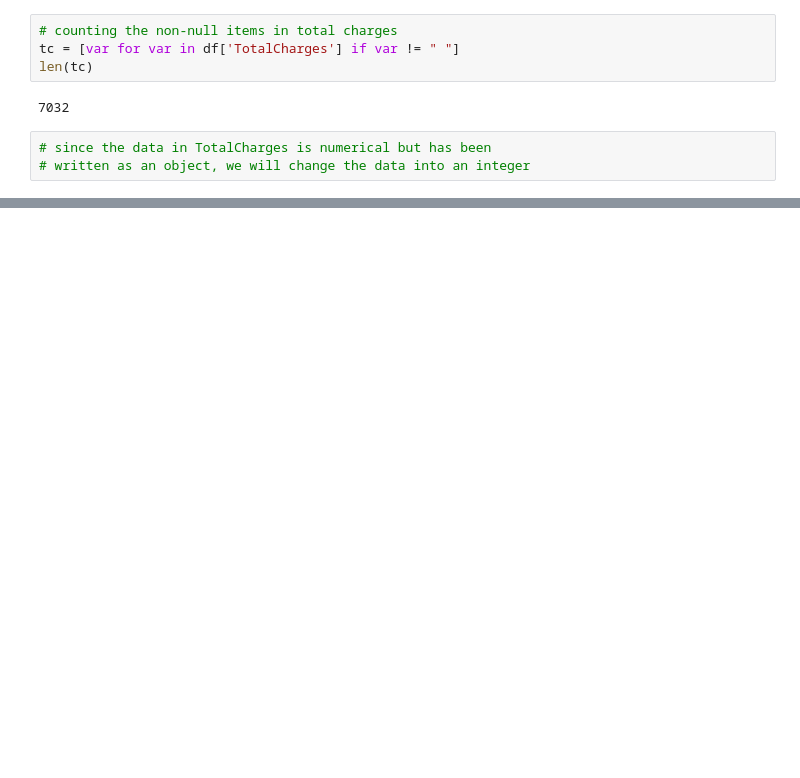
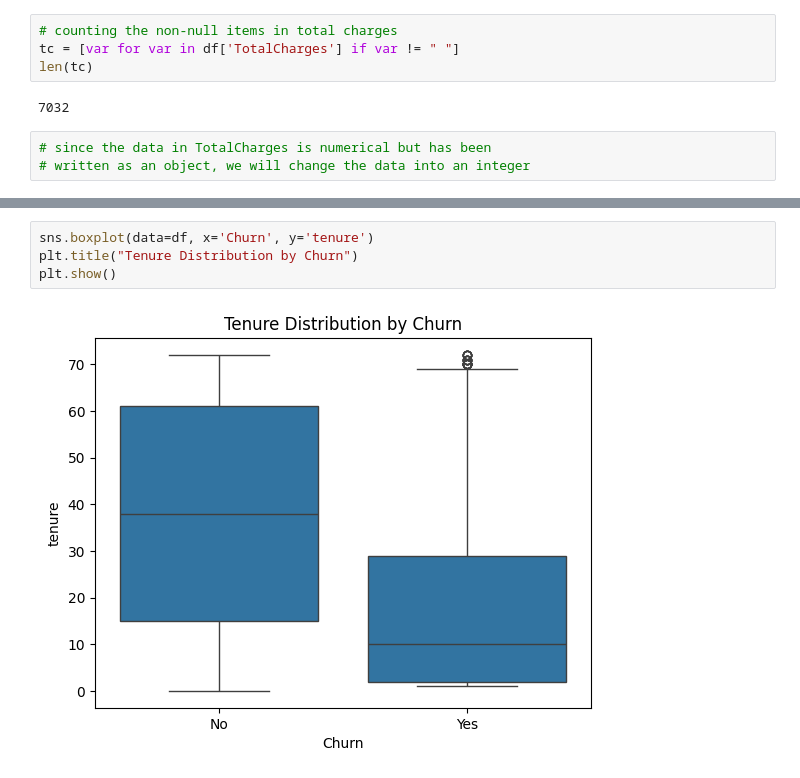
Before and after one commit to Deb-bie/customer-churn-prediction, a Jupyter notebook: notebooks/01_data_exploration/eda_overview.ipynb, the cells around one changed output, grey strips where cells are left out. Drawn from its saved outputs; the diff is of its cells as text; blank space fills up the shorter version.

```diff
--- a/notebooks/01_data_exploration/eda_overview.ipynb
+++ b/notebooks/01_data_exploration/eda_overview.ipynb
@@ -455,0 +534,6 @@ len(tc)
+# %%
+sns.boxplot(data=df, x='Churn', y='tenure')
+plt.title("Tenure Distribution by Churn")
+plt.show()
+# %% [output]
+[figure, added]
```
Also changed, not shown: parts of 30 cells of this notebook.
